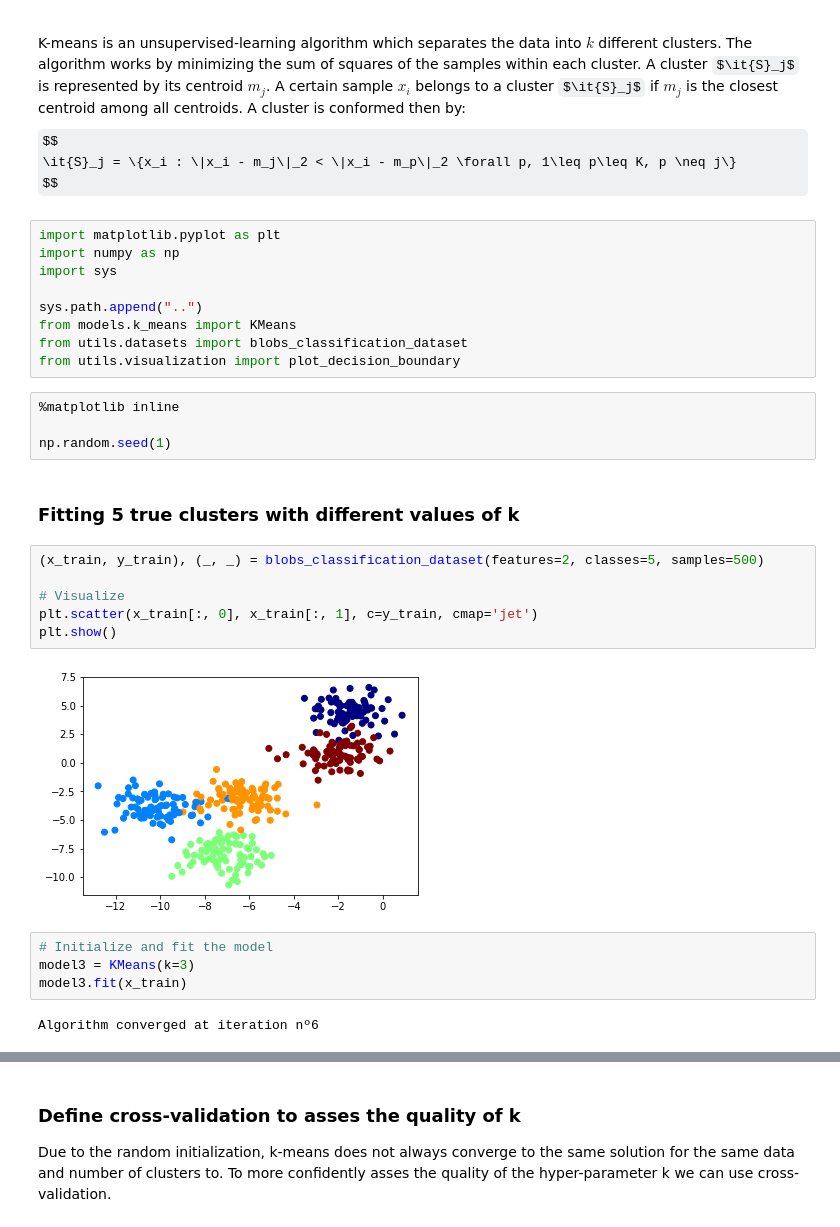
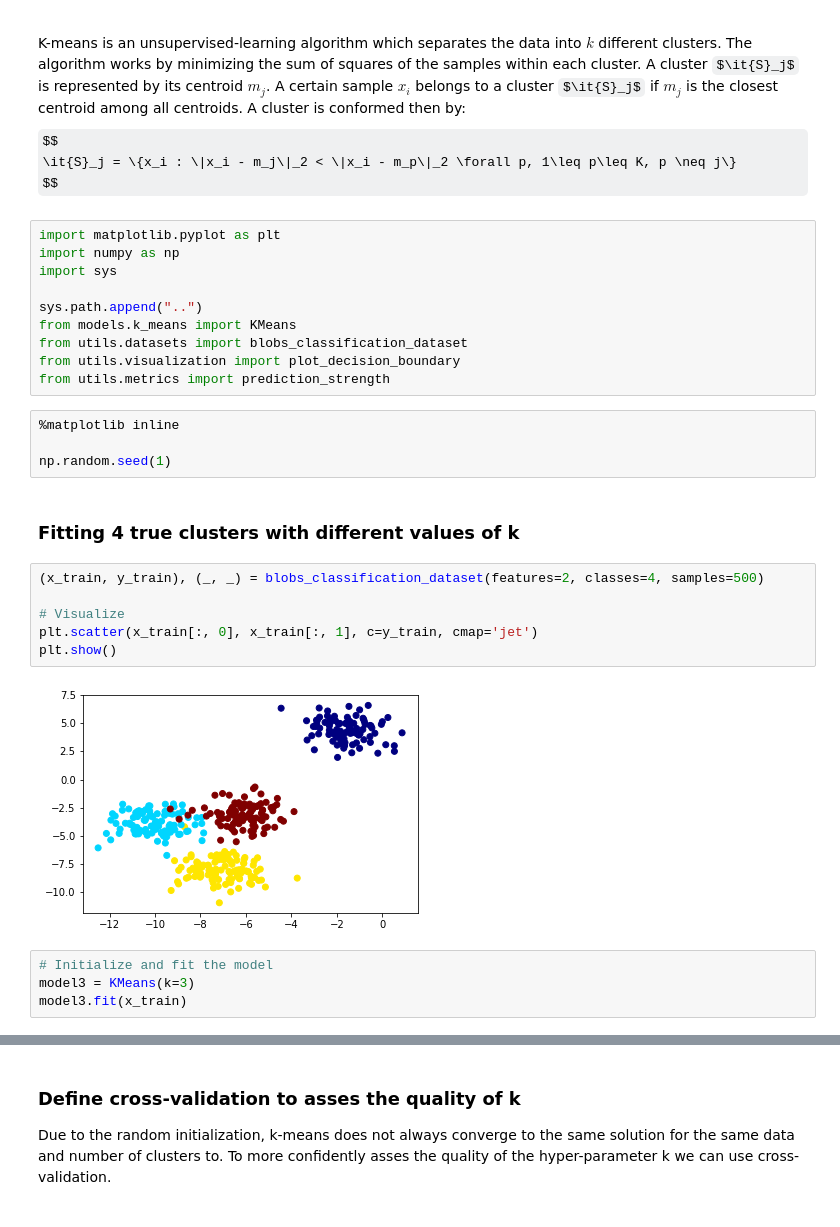
Before and after one commit to SergioAlvarezB/ml-numpy, a Jupyter notebook: notebooks/vanilla-kmeans.ipynb, the cells around one changed output, grey strips where cells are left out. Saved outputs shown, nothing was run; the diff lists cells and outputs as text; some formulas as TeX source.

```diff
--- a/notebooks/vanilla-kmeans.ipynb
+++ b/notebooks/vanilla-kmeans.ipynb
@@ -14,26 +14,25 @@ sys.path.append("..")
 from models.k_means import KMeans
 from utils.datasets import blobs_classification_dataset
 from utils.visualization import plot_decision_boundary
+from utils.metrics import prediction_strength
 # %%
 %matplotlib inline
 
 np.random.seed(1)
 # %% [markdown]
-### Fitting 5 true clusters with different values of k
+### Fitting 4 true clusters with different values of k
 # %%
-(x_train, y_train), (_, _) = blobs_classification_dataset(features=2, classes=5, samples=500)
+(x_train, y_train), (_, _) = blobs_classification_dataset(features=2, classes=4, samples=500)
 
 # Visualize
 plt.scatter(x_train[:, 0], x_train[:, 1], c=y_train, cmap='jet')
 plt.show()
 # %% [output]
-[figure, old version]
+[figure, new version]
 # %%
 # Initialize and fit the model
 model3 = KMeans(k=3)
 model3.fit(x_train)
-# %% [output]
-Algorithm converged at iteration nº6
 # %%
 # Visualize decision boundary
 y_hat, score = model3.predict(x_train, score=True)
```
Also changed, not shown: parts of 11 cells of this notebook, 3 other files.
